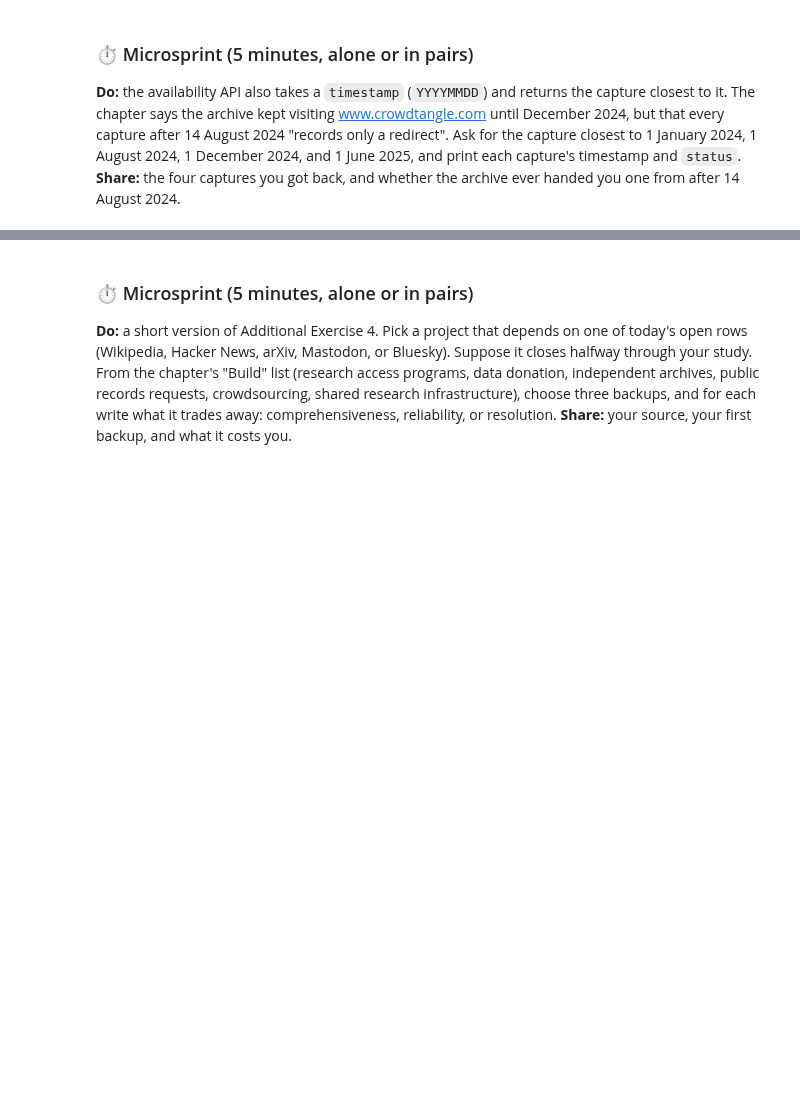
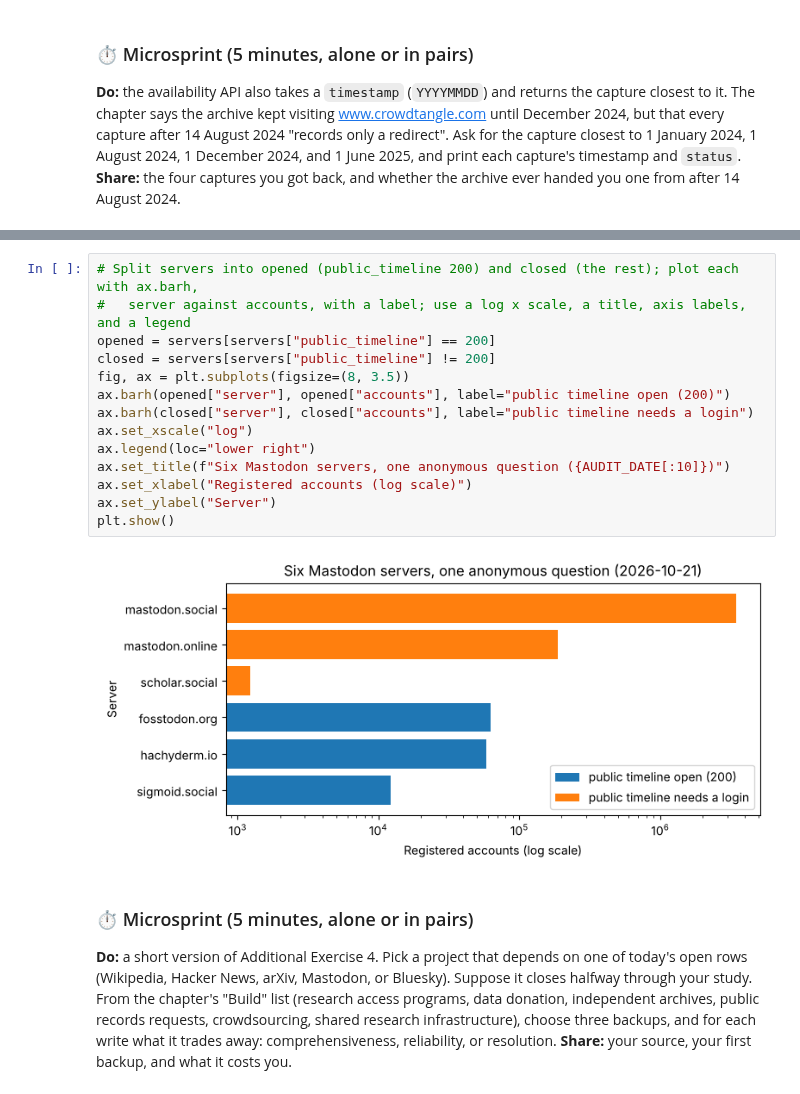
Before and after one commit to cuinfoscience/INFO4617-Fall2026, a Jupyter notebook: labs/week-03/lab-03-key.ipynb, the cells around one changed output, grey strips where cells are left out. Cells and saved outputs as stored; diff of their text form; blank space fills up the shorter version.

```diff
--- a/labs/week-03/lab-03-key.ipynb
+++ b/labs/week-03/lab-03-key.ipynb
@@ -424,3 +372,19 @@ mastodon.social   3442968        300              422
+# %%
+# Split servers into opened (public_timeline 200) and closed (the rest); plot each with ax.barh,
+#   server against accounts, with a label; use a log x scale, a title, axis labels, and a legend
+opened = servers[servers["public_timeline"] == 200]
+closed = servers[servers["public_timeline"] != 200]
+fig, ax = plt.subplots(figsize=(8, 3.5))
+ax.barh(opened["server"], opened["accounts"], label="public timeline open (200)")
+ax.barh(closed["server"], closed["accounts"], label="public timeline needs a login")
+ax.set_xscale("log")
+ax.legend(loc="lower right")
+ax.set_title(f"Six Mastodon servers, one anonymous question ({AUDIT_DATE[:10]})")
+ax.set_xlabel("Registered accounts (log scale)")
+ax.set_ylabel("Server")
+plt.show()
+# %% [output]
+[figure, added]
 # %% [markdown]
 ### ⏱ Microsprint (5 minutes, alone or in pairs)
 
```
Also changed, not shown: parts of 27 cells of this notebook.
